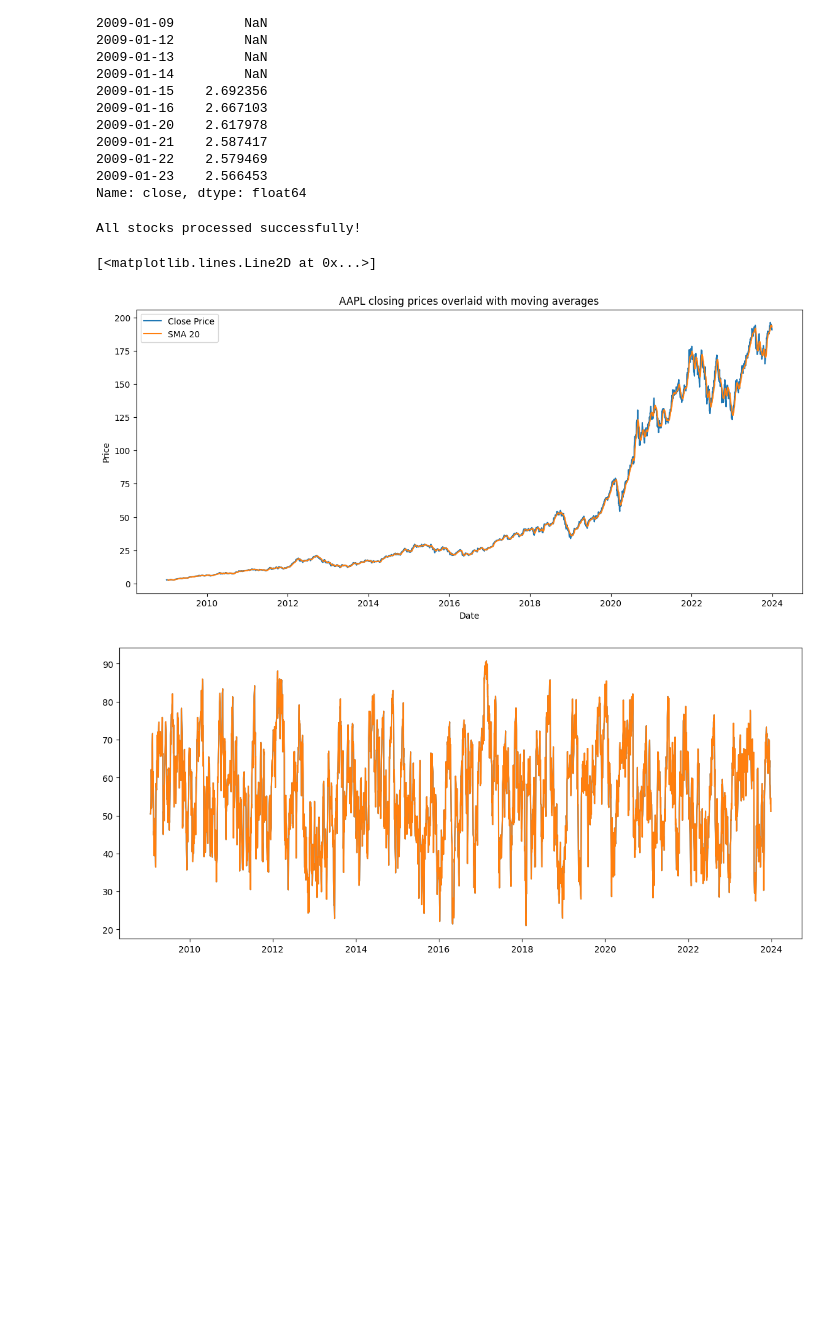
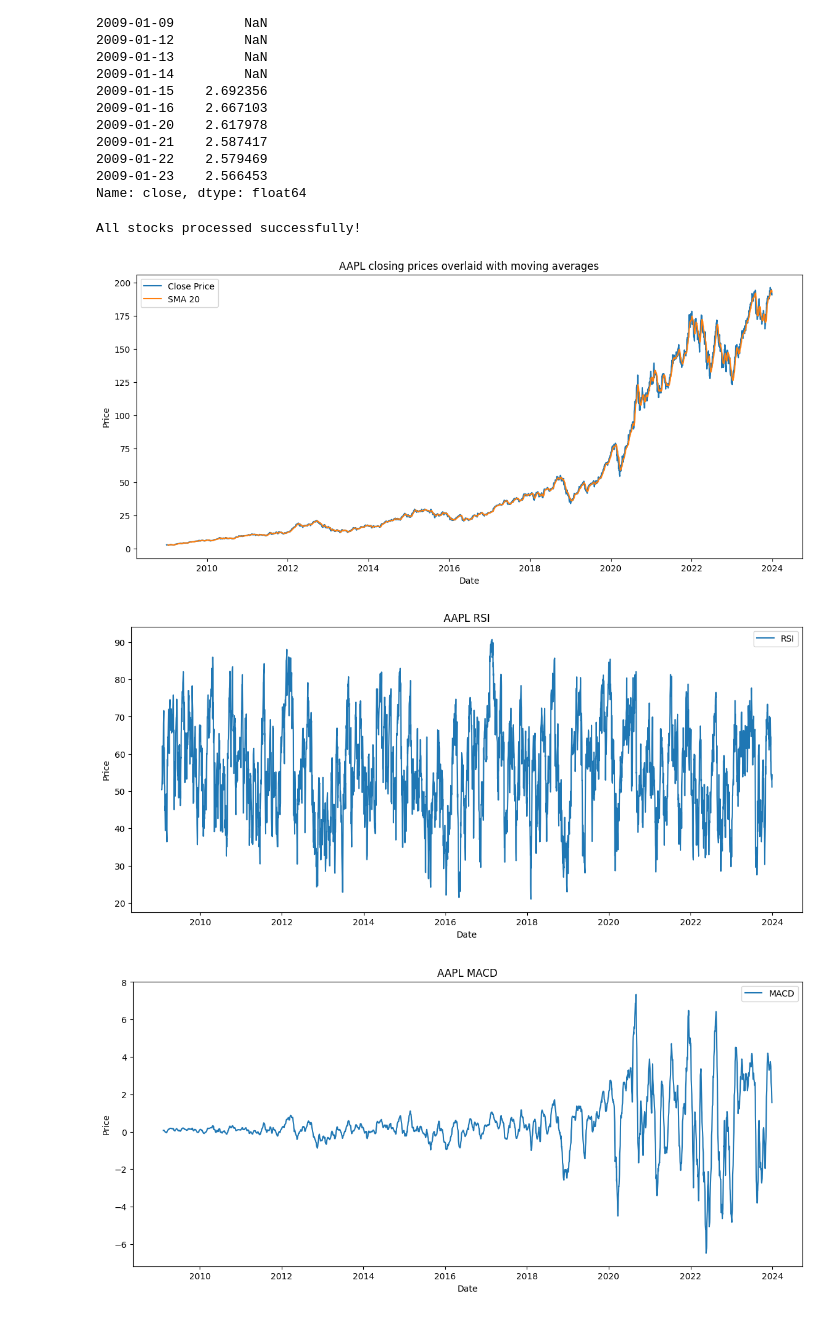
Before and after one commit to Richo-Worku/PredictingPriceMoveswithNewsSentiment, a Jupyter notebook: quantitative_analysis.ipynb, the cells around one changed output. Cells and saved outputs as stored; diff of their text form; code cells hidden in the pictures; blank space fills up the shorter version.

```diff
--- a/quantitative_analysis.ipynb
+++ b/quantitative_analysis.ipynb
@@ -75,32 +75,88 @@ plt.title("AAPL closing prices overlaid with moving averages")
 
 plt.xlabel("Date")
 
 plt.ylabel("Price")
 
 plt.legend()
 
+
+##
+
 plt.figure(figsize=(14,6))
 
 plt.plot(df.index,  df["rsi"] , label="RSI")
 
 
 # plt.plot(df.index, df["ema_20"], label="EMA 20")
 # plt.plot(df.index, df["macd"] , label="MACD")
 # plt.plot(df.index,df["macd_signal"] , label="MACD SIGNAL")
 
 
 
 plt.title("AAPL RSI")
 
 plt.xlabel("Date")
 
 plt.ylabel("Price")
 
 plt.legend()
 
 plt.show()
+
+##
+plt.figure(figsize=(14,6))
+
+plt.plot(df.index,  df["macd"] , label="MACD")
+
+
+# plt.plot(df.index, df["ema_20"], label="EMA 20")
+# plt.plot(df.index, df["macd"] , label="MACD")
+# plt.plot(df.index,df["macd_signal"] , label="MACD SIGNAL")
+
+
+
+plt.title("AAPL MACD")
+
+plt.xlabel("Date")
+
+plt.ylabel("Price")
+
+plt.legend()
+
+plt.show()
+
+
+
+## PRICE RELATIONSHIP WITH INDICATORS
+
+plt.figure(figsize=(14,6))
+
+plt.plot(df.index, df["close"], label="Close Price")
+plt.plot(df.index, df["sma_10"], label="SMA 10")
+plt.plot(df.index, df["ema_10"], label="EMA 10")
+
+plt.title("Price vs Moving Averages")
+plt.xlabel("Date")
+plt.ylabel("Price")
+plt.legend()
+plt.xticks(rotation=45)
+
+
+## PRICE RELATIONSHIP WITH RSI
+fig, ax = plt.subplots(2, 1, figsize=(14,8))
+
+ax[0].plot(df.index, df["close"], label="Close Price")
+ax[0].set_title("Price")
+
+ax[1].plot(df.index, df["rsi"], label="RSI", color="purple")
+ax[1].axhline(70, linestyle="--")
+ax[1].axhline(30, linestyle="--")
+ax[1].set_title("RSI Indicator")
+
+plt.tight_layout()
+plt.show()
 # %% [output]
 All stocks processed successfully!
-[<matplotlib.lines.Line2D at 0x...>]
 [figure]
-[figure, old version]
+[figure, new version]
+[figure, added]
```
Also changed, not shown: parts of 5 cells of this notebook.
